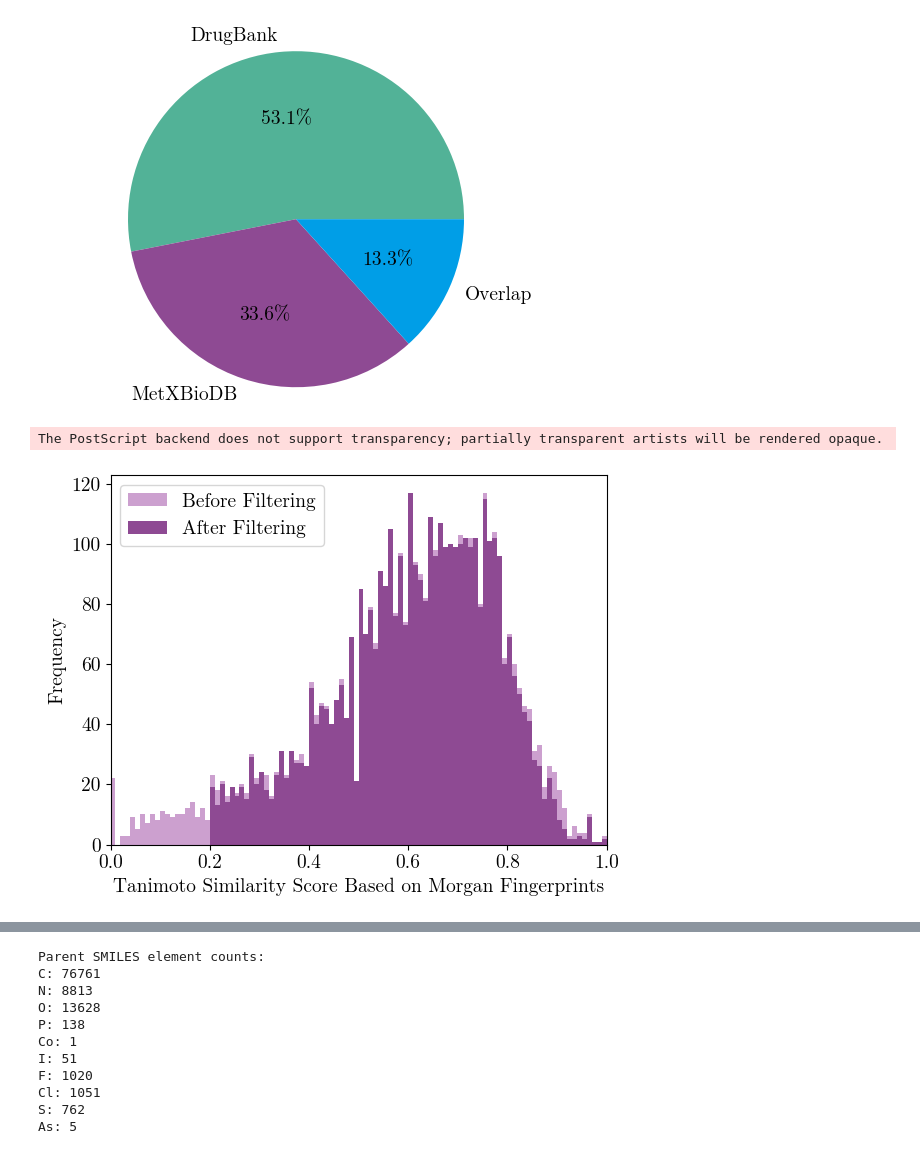
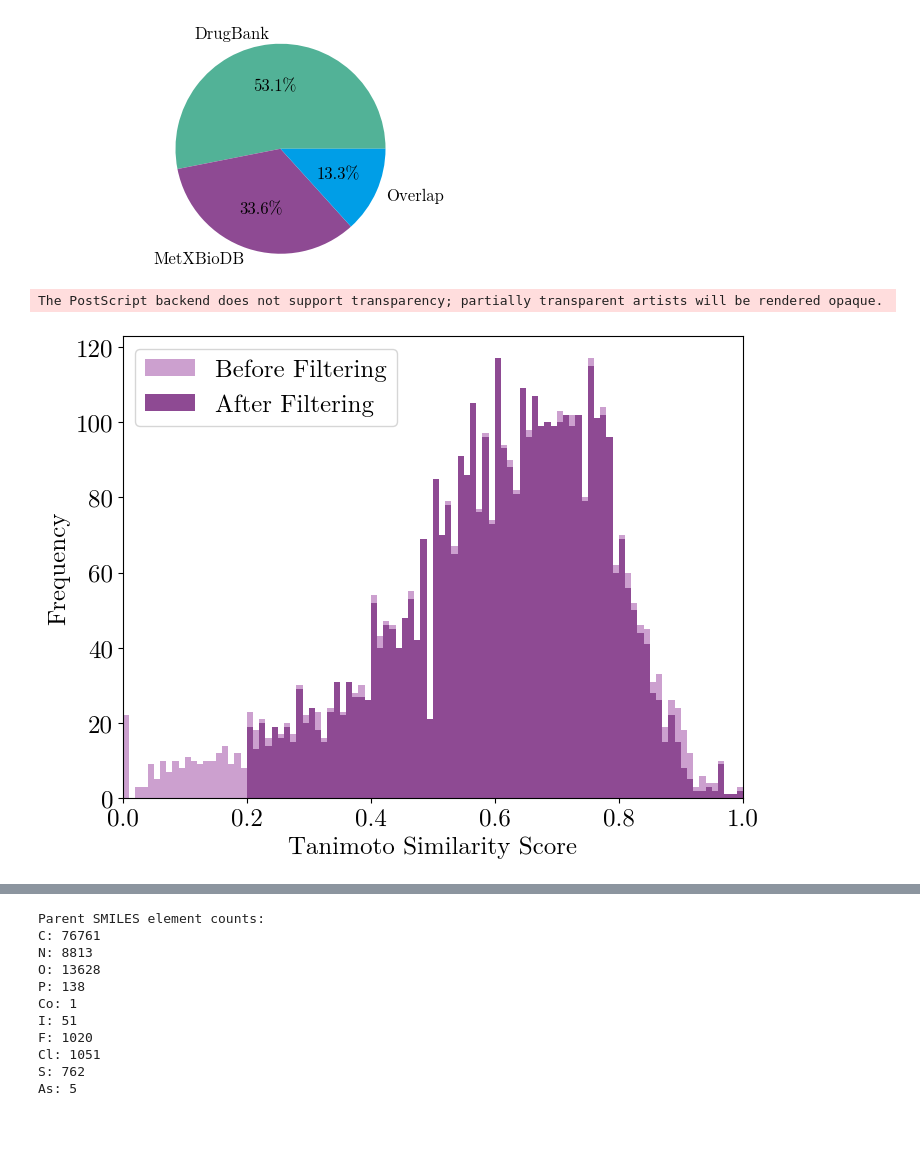
Before and after one commit to tsofiac/LAGOM, a Jupyter notebook: data_analysis/data_analysis_plots.ipynb, the cells around one changed output, grey strips where cells are left out. Saved outputs shown, nothing was run; the diff lists cells and outputs as text; code cells hidden in the pictures; blank space fills up the shorter version.

Commit message:
new figures

```diff
--- a/data_analysis/data_analysis_plots.ipynb
+++ b/data_analysis/data_analysis_plots.ipynb
@@ -7,33 +7,37 @@ from collections import Counter
 from rdkit import Chem, DataStructs
 from rdkit.Chem import Descriptors, AllChem
 # %%
-plt.rcParams.update({"font.size": 14, "font.family": "serif", "font.serif": ["NewComputerModern10"]})
+# plt.rcParams.update({"font.size": 12, "font.family": "serif", "font.serif": ["NewComputerModern10"]})
 # plt.rcParams.update({'font.size': 12, 'font.family': 'sans-serif'})
 # %%
 def source_analysis(csv_file, save_figure=None):
+
+    plt.figure(figsize=(6, 3))
+    plt.rcParams.update({"font.size": 12, "font.family": "serif", "font.serif": ["NewComputerModern10"]})
+    # plt.rcParams.update({'font.size': 12, 'font.family': 'sans-serif'})
 
     df = pd.read_csv(csv_file)
 
     counts = df["source"].value_counts()
 
     labels = ["DrugBank", "MetXBioDB", "Overlap"]
 
     colors = ["#52B297", "#8E4A93", "#009EE7", "#EF766E"]
 
     plt.pie(counts, labels=labels, autopct="%1.1f%%", colors=colors)  # startangle=90)
     plt.axis("equal")
 
     if save_figure is not None:
         os.makedirs("figures", exist_ok=True)
         plt.savefig(f"figures/{save_figure}.eps", format="eps")
 
     plt.show()
 
 
 after = "../dataset/curated_data/combined_smiles_clean.csv"
 source_analysis(after, "piechart")
 # %% [output]
-[figure, old version]
+[figure, new version]
 # %%
 def fingerprint_similarity(csv_file):
     df = pd.read_csv(csv_file)
@@ -64,6 +68,10 @@ def fingerprint_similarity(csv_file):
 
 def plot_fingerprint_similarity(csv_file_before, csv_file_after, save_figure=None):
 
+    plt.figure(figsize=(8, 6))
+    plt.rcParams.update({"font.size": 18, "font.family": "serif", "font.serif": ["NewComputerModern10"]})
+    # plt.rcParams.update({'font.size': 12, 'font.family': 'sans-serif'})
+
     similarity_before = fingerprint_similarity(csv_file_before)
     similarity_after = fingerprint_similarity(csv_file_after)
 
@@ -73,7 +81,7 @@ def plot_fingerprint_similarity(csv_file_before, csv_file_after, save_figure=Non
 
     plt.hist(similarity_before, bins=bins, color="#CCA0CF", label="Before Filtering")
     plt.hist(similarity_after, bins=bins, color="#8E4A93", label="After Filtering")
-    plt.xlabel("Tanimoto Similarity Score Based on Morgan Fingerprints")
+    plt.xlabel("Tanimoto Similarity Score")
     plt.ylabel("Frequency")
     plt.legend()
     # plt.ylim(0, 120)
@@ -91,7 +99,7 @@ after = "../dataset/curated_data/combined_smiles_clean.csv"
 plot_fingerprint_similarity(before, after, "fingerprints")
 # %% [output]
 The PostScript backend does not support transparency; partially transparent artists will be rendered opaque.
-[figure, old version]
+[figure, new version]
 # %%
 def molecular_weight_analysis_2(dataset):
     metabolite_weights, parent_weights = [], []
```
Also changed, not shown: parts of 1 cell of this notebook, 19 other files.
